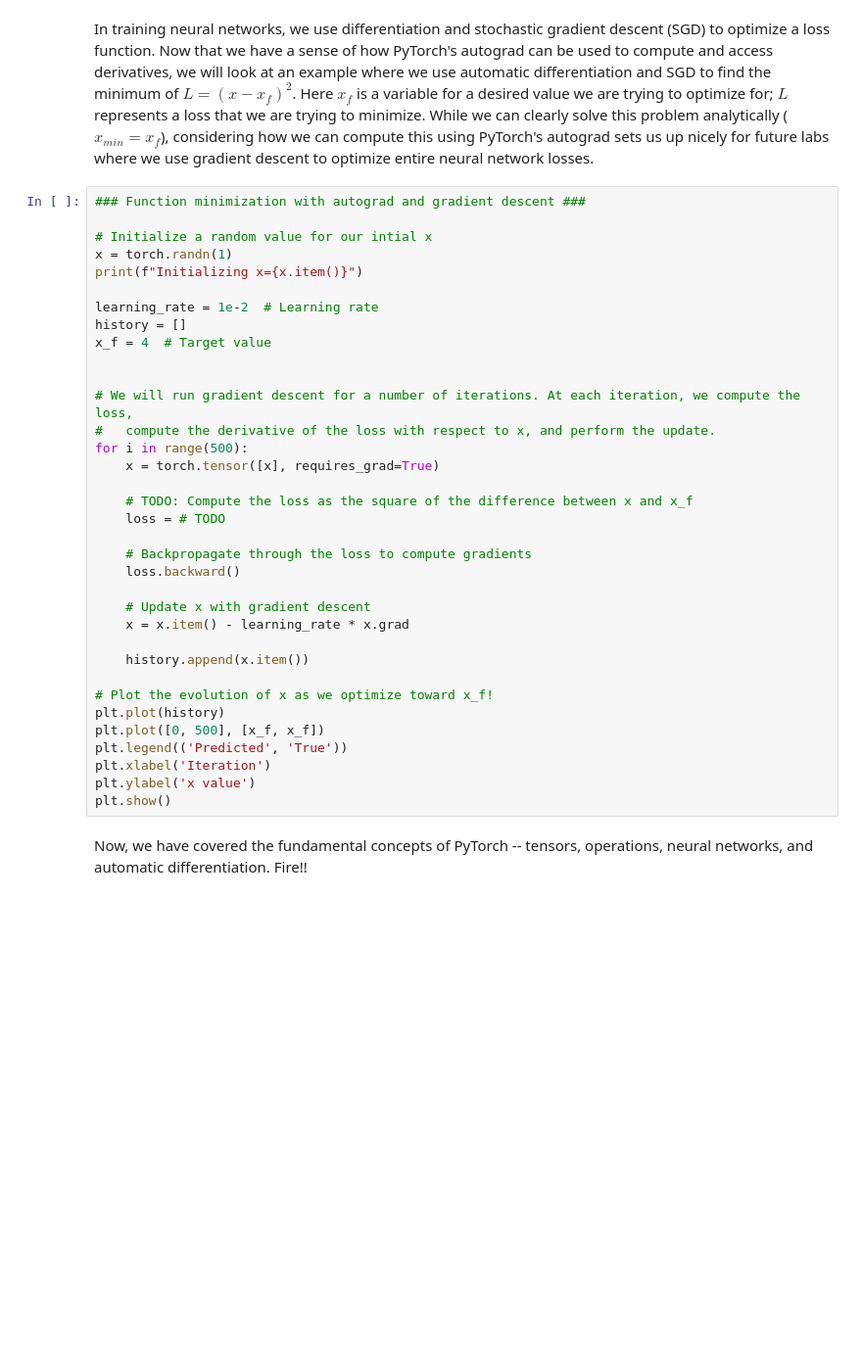
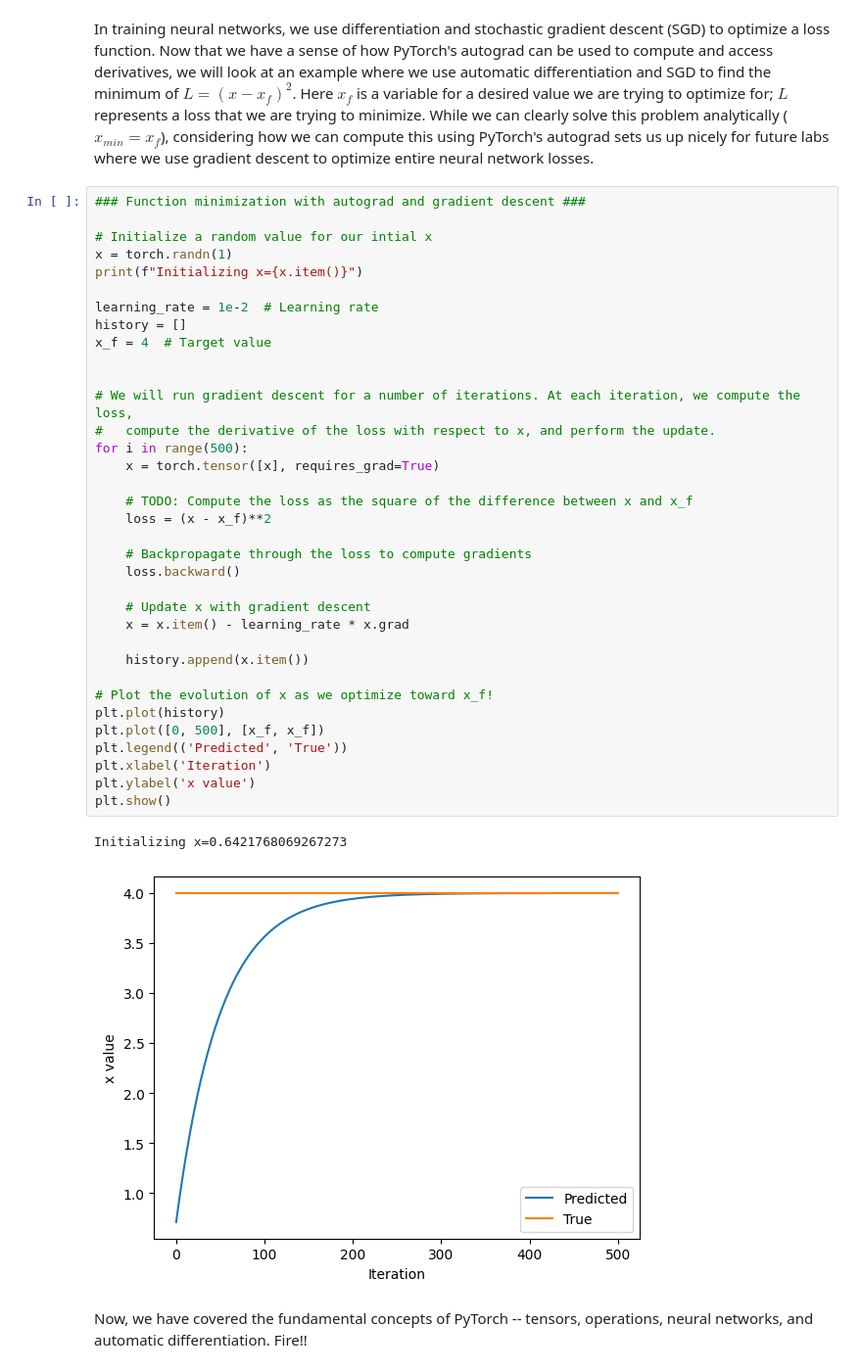
Before and after one commit to NejcKejzar/COURSE_MIT_introtodeeplearning, a Jupyter notebook: lab1/PT_Part1_Intro.ipynb, the cells around one changed output. Shown: that part at 98% size. Drawn from its saved outputs; the diff is of its cells as text; blank space fills up the shorter version.

```diff
--- a/lab1/PT_Part1_Intro.ipynb
+++ b/lab1/PT_Part1_Intro.ipynb
@@ -322,33 +346,36 @@ In training neural networks, we use differentiation and stochastic gradient desc
 x = torch.randn(1)
 print(f"Initializing x={x.item()}")
 
 learning_rate = 1e-2  # Learning rate
 history = []
 x_f = 4  # Target value
 
 
 # We will run gradient descent for a number of iterations. At each iteration, we compute the loss,
 #   compute the derivative of the loss with respect to x, and perform the update.
 for i in range(500):
     x = torch.tensor([x], requires_grad=True)
 
     # TODO: Compute the loss as the square of the difference between x and x_f
-    loss = # TODO
+    loss = (x - x_f)**2
 
     # Backpropagate through the loss to compute gradients
     loss.backward()
 
     # Update x with gradient descent
     x = x.item() - learning_rate * x.grad
 
     history.append(x.item())
 
 # Plot the evolution of x as we optimize toward x_f!
 plt.plot(history)
 plt.plot([0, 500], [x_f, x_f])
 plt.legend(('Predicted', 'True'))
 plt.xlabel('Iteration')
 plt.ylabel('x value')
 plt.show()
+# %% [output]
+Initializing x=0.6421768069267273
+[figure, added]
 # %% [markdown]
 Now, we have covered the fundamental concepts of PyTorch -- tensors, operations, neural networks, and automatic differentiation. Fire!!
```
Also changed, not shown: parts of 9 cells of this notebook.
